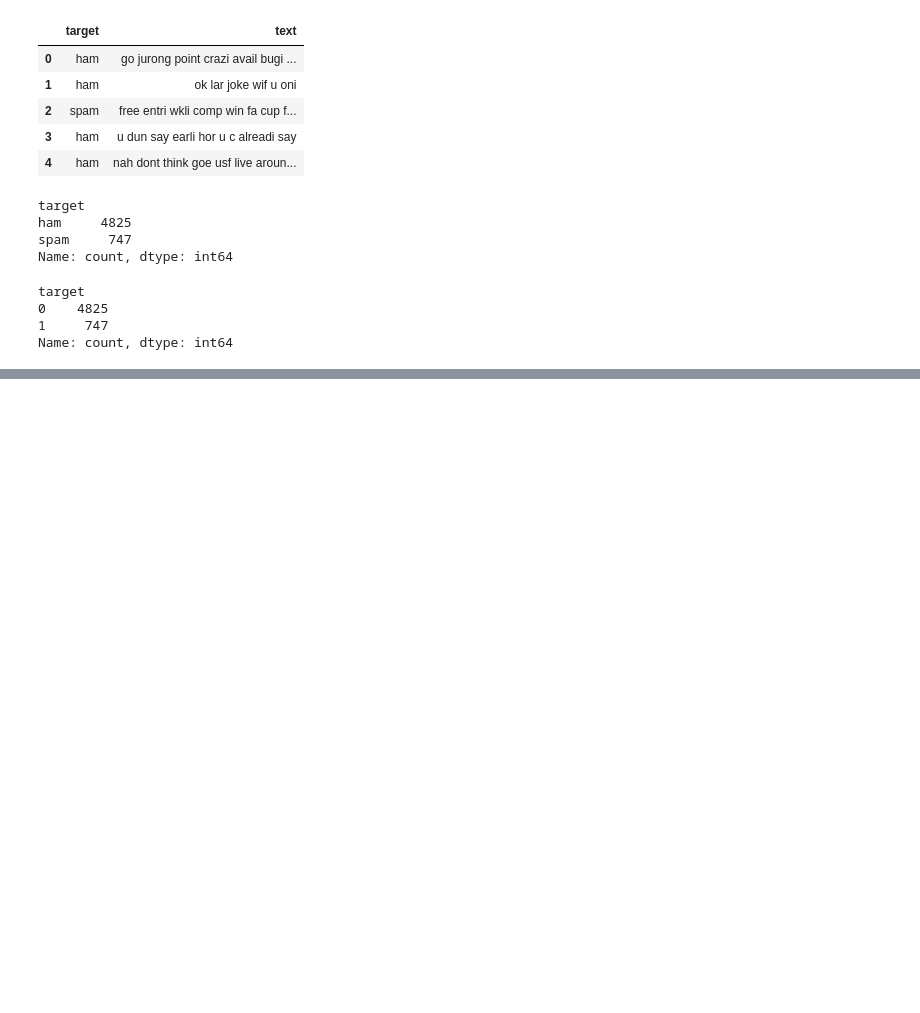
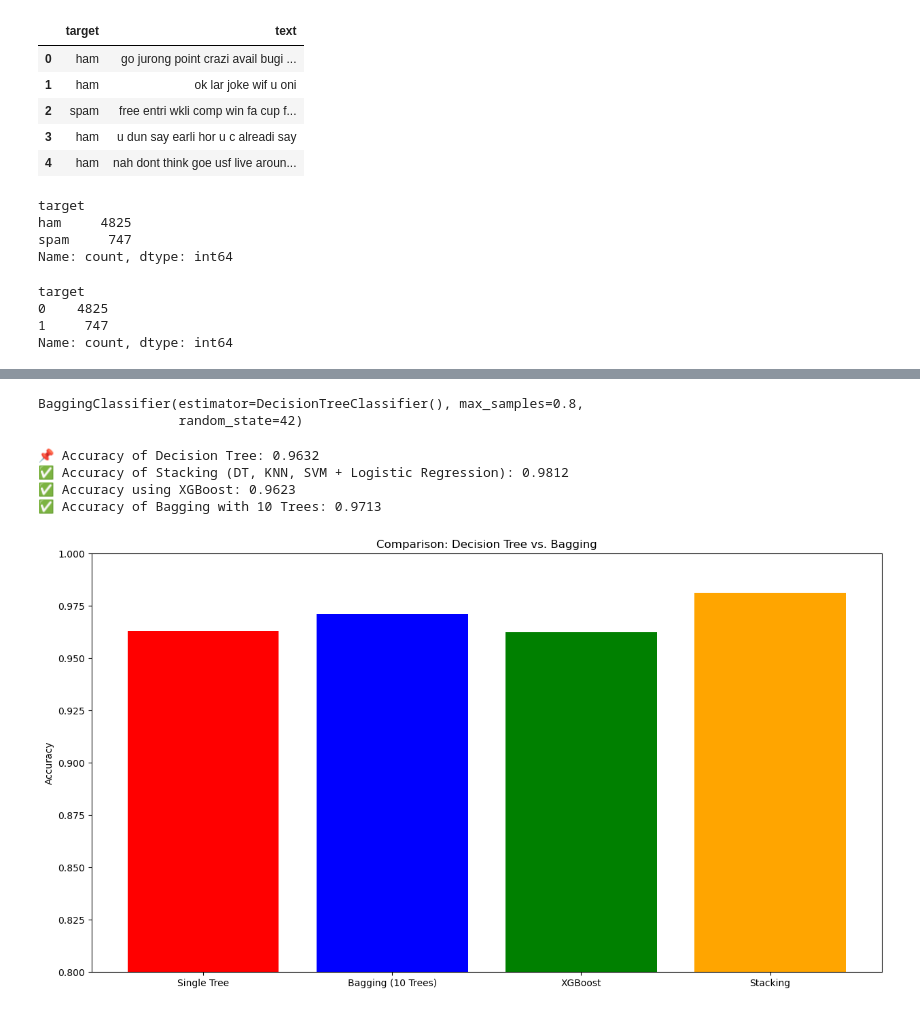
Before and after one commit to mrieden/AML_project, a Jupyter notebook: Spam_email.ipynb, the cells around one changed output, grey strips where cells are left out. Drawn from its saved outputs; the diff is of its cells as text; code cells hidden in the pictures; blank space fills up the shorter version.

```diff
--- a/Spam_email.ipynb
+++ b/Spam_email.ipynb
@@ -126,4 +120,9 @@ KeyError: "None of [Index(['num_characters', 'num_words', 'num_sentences'], dtyp
 # %%
 X_train, X_test, y_train, y_test = train_test_split(X, df['target'], test_size=0.2, random_state=42)
+# %%
+base_model = DecisionTreeClassifier(random_state=42)
+base_model.fit(X_train, y_train)
+y_pred_base = base_model.predict(X_test)
+base_accuracy = accuracy_score(y_test, y_pred_base)
 # %%
 base_models = [
@@ -149,0 +184,52 @@ ValueError: could not convert string to float: 'n     n   h e   e   b   l l   h
+# %%
+bagging_model = BaggingClassifier(
+    estimator=DecisionTreeClassifier(),  # Base model (Decision Tree)
+    n_estimators=10,  # Number of estimators (trees)
+    max_samples=0.8,  # Percentage of data used per model
+    bootstrap=True,  # Enable bootstrapping (sampling with replacement)
+    random_state=42
+)
+
+bagging_model.fit(X_train, y_train)
+# %% [output]
+BaggingClassifier(estimator=DecisionTreeClassifier(), max_samples=0.8,
+                  random_state=42)
+# %%
+
+y_pred_stacking = stacking_model.predict(X_test)
+
+stacking_accuracy = accuracy_score(y_test, y_pred_stacking)
+
+
+y_pred_xgb = xgb_model.predict(X_test)
+
+xgb_accuracy = accuracy_score(y_test, y_pred_xgb)
+
+
+y_pred_bagging = bagging_model.predict(X_test)
+
+bagging_accuracy = accuracy_score(y_test, y_pred_bagging)
+
+
+# Print results
+# %%
+print(f"📌 Accuracy of Decision Tree: {base_accuracy:.4f}")
+print(f"✅ Accuracy of Bagging with 10 Trees: {bagging_accuracy:.4f}")
+print(f"✅ Accuracy using XGBoost: {xgb_accuracy:.4f}")
+print(f"✅ Accuracy of Stacking (DT, KNN, SVM + Logistic Regression): {stacking_accuracy:.4f}")
+# %% [output]
+📌 Accuracy of Decision Tree: 0.9632
+✅ Accuracy of Stacking (DT, KNN, SVM + Logistic Regression): 0.9812
+✅ Accuracy using XGBoost: 0.9623
+✅ Accuracy of Bagging with 10 Trees: 0.9713
+# %%
+labels = ['Single Tree', 'Bagging (10 Trees)','XGBoost', 'Stacking']
+accuracies = [base_accuracy, bagging_accuracy, xgb_accuracy, stacking_accuracy]
+plt.figure(figsize=(15, 8))
+plt.bar(labels, accuracies, color=['red', 'blue', 'green', 'orange'])
+plt.ylabel('Accuracy')
+plt.title('Comparison: Decision Tree vs. Bagging')
+plt.ylim(0.8, 1)  # Adjust scale
+plt.show()
+# %% [output]
+[figure, added]
```
Also changed, not shown: parts of 6 cells of this notebook.
